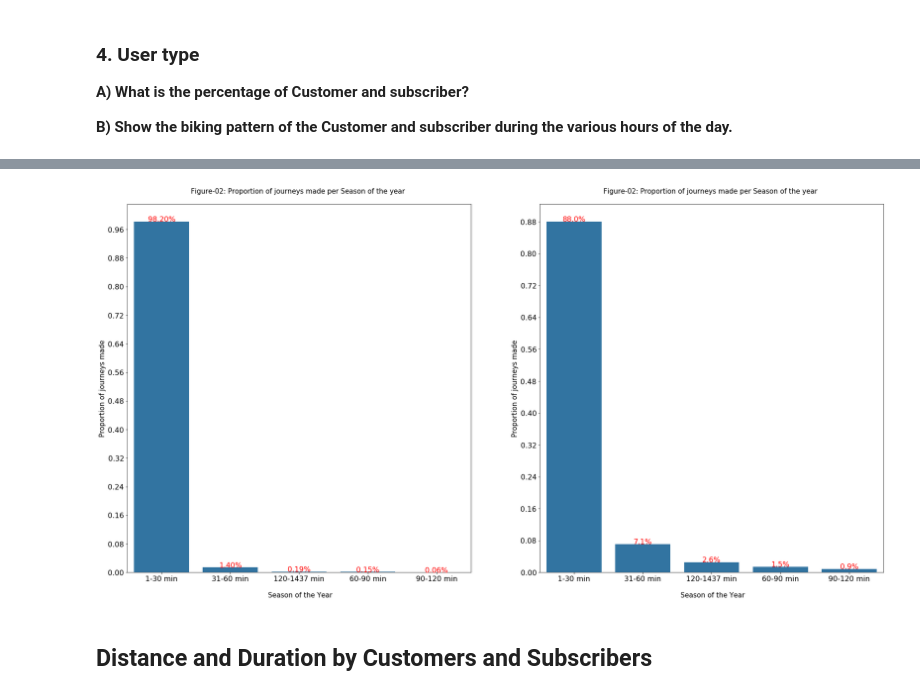
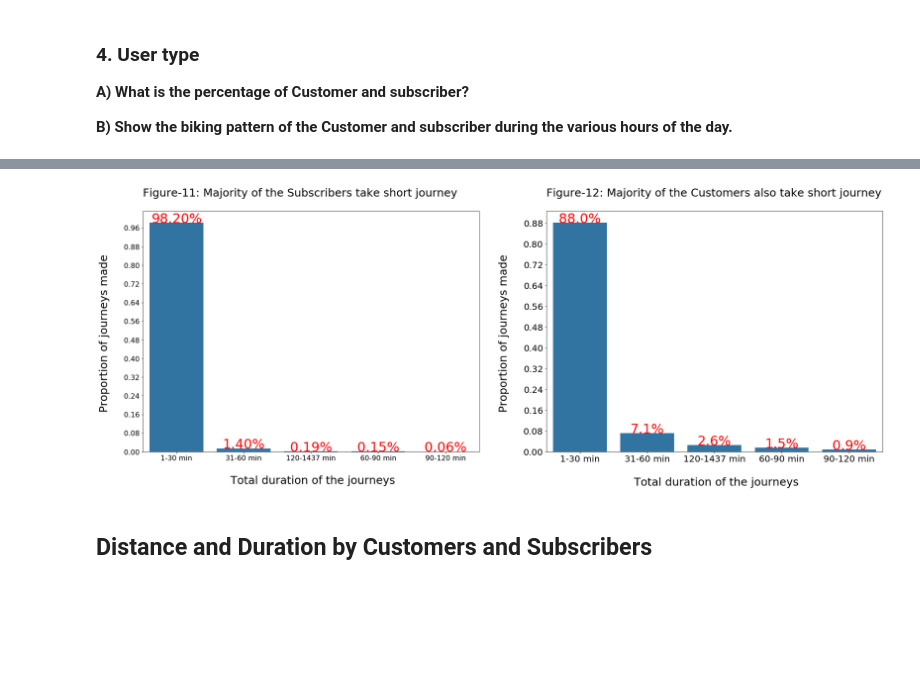
Before and after one commit to jahid-razan/Data-Analyst_Nano_degree_projects, a Jupyter notebook: Data_Story- Time & User Type.ipynb, the cells around one changed output, grey strips where cells are left out. Saved outputs shown, nothing was run; the diff lists cells and outputs as text; code cells hidden in the pictures; blank space fills up the shorter version.

```diff
--- a/Data_Story- Time & User Type.ipynb
+++ b/Data_Story- Time & User Type.ipynb
@@ -393,6 +377,6 @@ Text(0.5,1,'Figure-XX: Ending hour distribution of the subscribers and the custo
 # %%
 ## Plot the percentage of movie released per quarter
-plt.figure(figsize = [30, 15])
+plt.figure(figsize = [30, 10])
 plt.subplot(1,2, 1)
 base_color = sns.color_palette()[1]
 n_points = df_subscriber['dur_cat'].value_counts().sum()
@@ -407,11 +391,12 @@ tick_names = ['{:0.2f}'.format(v) for v in tick_props]
 base_color = sns.color_palette()[0]
 sns.countplot(data = df_time, x = df_subscriber['dur_cat'], color = base_color, order = df_subscriber['dur_cat'].value_counts().index )
 plt.yticks(tick_props * n_points, tick_names)
-plt.xlabel("\n Season of the Year",fontsize=15)
-plt.ylabel("Proportion of journeys made",fontsize=15)
-plt.title('Figure-02: Proportion of journeys made per Season of the year \n',fontsize=15)
-plt.rc('xtick',labelsize=16)
-plt.rc('ytick',labelsize=16)
+plt.xlabel("\n Total duration of the journeys",fontsize=25)
+plt.ylabel("Proportion of journeys made \n",fontsize=25)
+plt.title('Figure-11: Majority of the Subscribers take short journey \n',fontsize=25,loc="left")
+plt.rc('xtick',labelsize=20)
+plt.rc('ytick',labelsize=20)
+
 
 
 # add annotations
@@ -424,41 +409,41 @@ for loc, label in zip(locs, labels):
     # get the text property for the label to get the correct count
     count = cat_counts[label.get_text()]
     pct_string = '{:0.2f}%'.format(100*count/n_points)
-    plt.text(loc, count+1, pct_string, ha = 'center', color = 'R', fontsize=16)
+    plt.text(loc, count+1, pct_string, ha = 'center', color = 'R', fontsize=30)
 
 
 plt.subplot(1,2, 2)
 base_color = sns.color_palette()[1]
 n_points = df_customer['dur_cat'].value_counts().sum()
 max_count = df_customer['dur_cat'].value_counts().max()
 max_prop = max_count/ n_points
 
 # generate tick mark locations and names
 tick_props = np.arange(0, max_prop, 0.08)
 tick_names = ['{:0.2f}'.format(v) for v in tick_props]
 
 # create the plot
 base_color = sns.color_palette()[0]
 sns.countplot(data = df_time, x = df_customer['dur_cat'], color = base_color, order = df_customer['dur_cat'].value_counts().index )
 plt.yticks(tick_props * n_points, tick_names)
-plt.xlabel("\n Season of the Year",fontsize=15)
-plt.ylabel("Proportion of journeys made",fontsize=15)
-plt.title('Figure-02: Proportion of journeys made per Season of the year \n',fontsize=15)
-plt.rc('xtick',labelsize=16)
-plt.rc('ytick',labelsize=16)
+plt.xlabel("\n Total duration of the journeys",fontsize=25)
+plt.ylabel("Proportion of journeys made \n",fontsize=25)
+plt.title('Figure-12: Majority of the Customers also take short journey \n',fontsize=25,loc="left")
+plt.rc('xtick',labelsize=20)
+plt.rc('ytick',labelsize=20)
 
 # add annotations
 cat_counts = df_customer['dur_cat'].value_counts()
 locs, labels = plt.xticks() # get the current tick locations and labels
 
 # loop through each pair of locations and labels
 for loc, label in zip(locs, labels):
 
     # get the text property for the label to get the correct count
     count = cat_counts[label.get_text()]
     pct_string = '{:0.1f}%'.format(100*count/n_points)
-    plt.text(loc, count+1, pct_string, ha = 'center', color = 'R', fontsize=16)
+    plt.text(loc, count+1, pct_string, ha = 'center', color = 'R', fontsize=30)
 # %% [output]
-[figure, old version]
+[figure, new version]
 # %% [markdown]
 ## Distance and Duration by Customers and Subscribers
```
Also changed, not shown: parts of 38 cells of this notebook.
